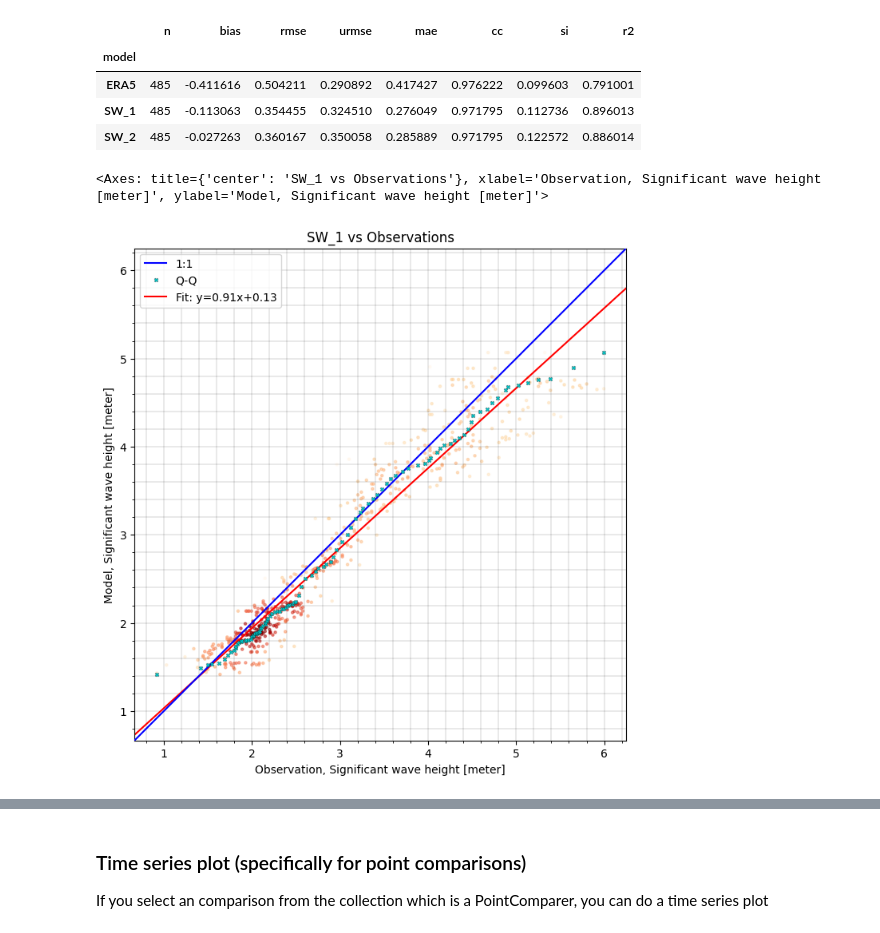
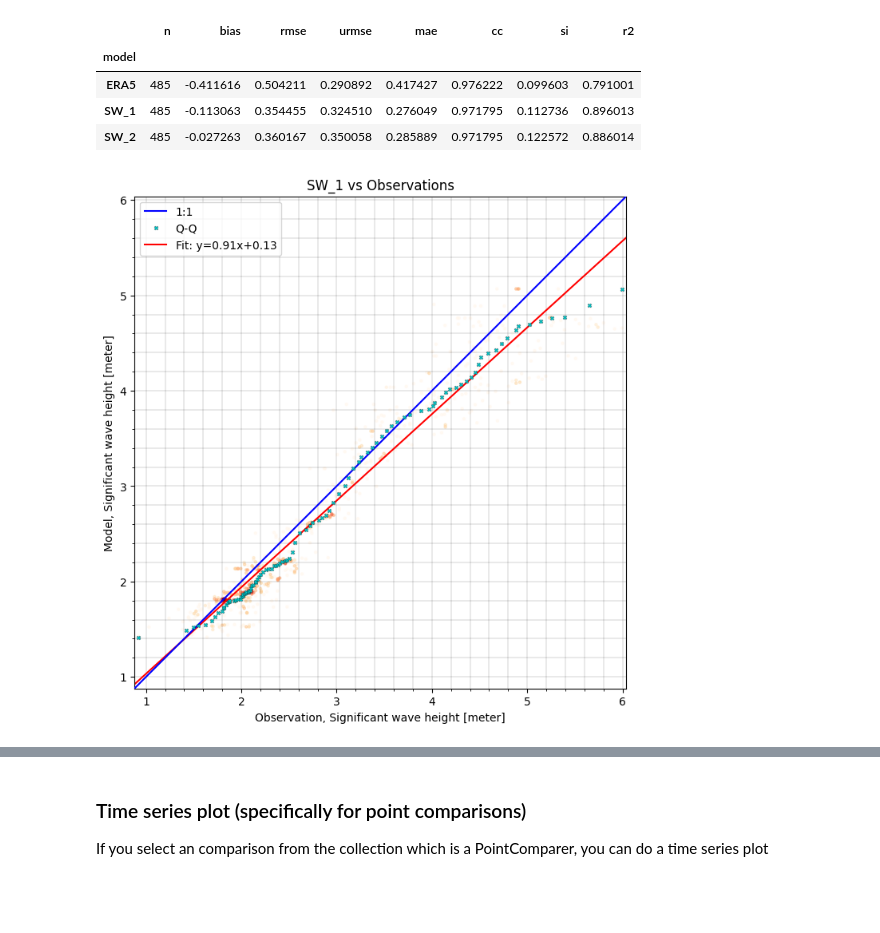
Before and after one commit to DHI/book-learn-mikeio-modelskill, a Jupyter notebook: mini_book/multi_model_comparison.ipynb, the cells around one changed output, grey strips where cells are left out. Drawn from its saved outputs; the diff is of its cells as text; code cells hidden in the pictures; blank space fills up the shorter version.

```diff
--- a/mini_book/multi_model_comparison.ipynb
+++ b/mini_book/multi_model_comparison.ipynb
@@ -15,12 +14,12 @@ from modelskill import PointObservation, TrackObservation, Connector
 # %% [markdown]
 ## Define observations
 # %%
-o1 = PointObservation('data/SW/HKNA_Hm0.dfs0', item=0, x=4.2420, y=52.6887, name="HKNA")
-o2 = PointObservation("data/SW/eur_Hm0.dfs0", item=0, x=3.2760, y=51.9990, name="EPL")
-o3 = TrackObservation("data/SW/Alti_c2_Dutch.dfs0", item=3, name="c2")
+o1 = ms.PointObservation('data/SW/HKNA_Hm0.dfs0', item=0, x=4.2420, y=52.6887, name="HKNA")
+o2 = ms.PointObservation("data/SW/eur_Hm0.dfs0", item=0, x=3.2760, y=51.9990, name="EPL")
+o3 = ms.TrackObservation("data/SW/Alti_c2_Dutch.dfs0", item=3, name="c2")
 # %% [markdown]
 ## Define models
 # %%
-mr1 = ModelResult('data/SW/HKZN_local_2017_DutchCoast.dfsu', name='SW_1', item=0)
-mr2 = ModelResult('data/SW/HKZN_local_2017_DutchCoast_v2.dfsu', name='SW_2', item=0)
-mr3 = ModelResult('data/SW/ERA5_DutchCoast.nc', name='ERA5', item="swh")
+mr1 = ms.model_result('data/SW/HKZN_local_2017_DutchCoast.dfsu', name='SW_1', item=0)
+mr2 = ms.model_result('data/SW/HKZN_local_2017_DutchCoast_v2.dfsu', name='SW_2', item=0)
+mr3 = ms.model_result('data/SW/ERA5_DutchCoast.nc', name='ERA5', item="swh")
@@ -29,4 +36,4 @@ mr3 = ModelResult('data/SW/ERA5_DutchCoast.nc', name='ERA5', item="swh")
 # %%
-con = Connector([o1, o2, o3], [mr1, mr2, mr3])
-con
+cc = ms.match(obs=[o1, o2, o3], mod=[mr1, mr2, mr3])
+cc
 # %% [output]
@@ -49,5 +44,3 @@ con.plot_temporal_coverage();
-# %%
-cc = con.extract()    # returns a collection of comparisons
 # %%
 cc["EPL"]   # select a single comparer from the collection like this
 # %% [output]
@@ -98,10 +90,9 @@ cc.mean_skill(model=0, observation=[0,"c2"])
 | SW_1 | 485 | -0.113063 | 0.354455 | 0.324510 | 0.276049 | 0.971795 | 0.112736 | 0.896013 |
 | SW_2 | 485 | -0.027263 | 0.360167 | 0.350058 | 0.285889 | 0.971795 | 0.122572 | 0.886014 |
 # %%
-cc.scatter(model='SW_1', cmap='OrRd')
+cc.sel(model='SW_1').plot.scatter(cmap='OrRd');
 # %% [output]
-<Axes: title={'center': 'SW_1 vs Observations'}, xlabel='Observation, Significant wave height [meter]', ylabel='Model, Significant wave height [meter]'>
-[figure, old version]
+[figure, new version]
 # %%
 cc.plot.taylor(normalize_std=True, aggregate_observations=False)
 # %% [output]
```
Also changed, not shown: parts of 21 cells of this notebook, 7 other files.
